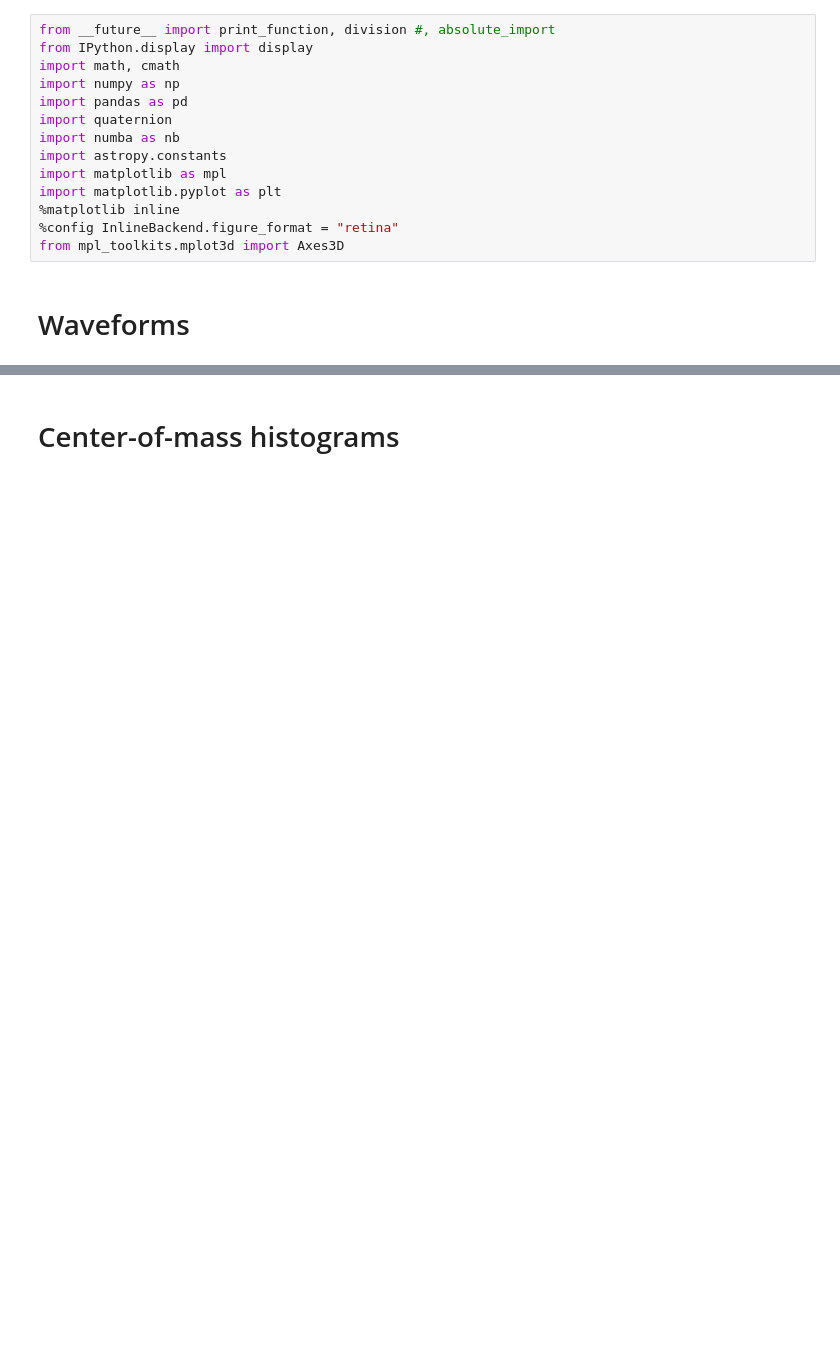
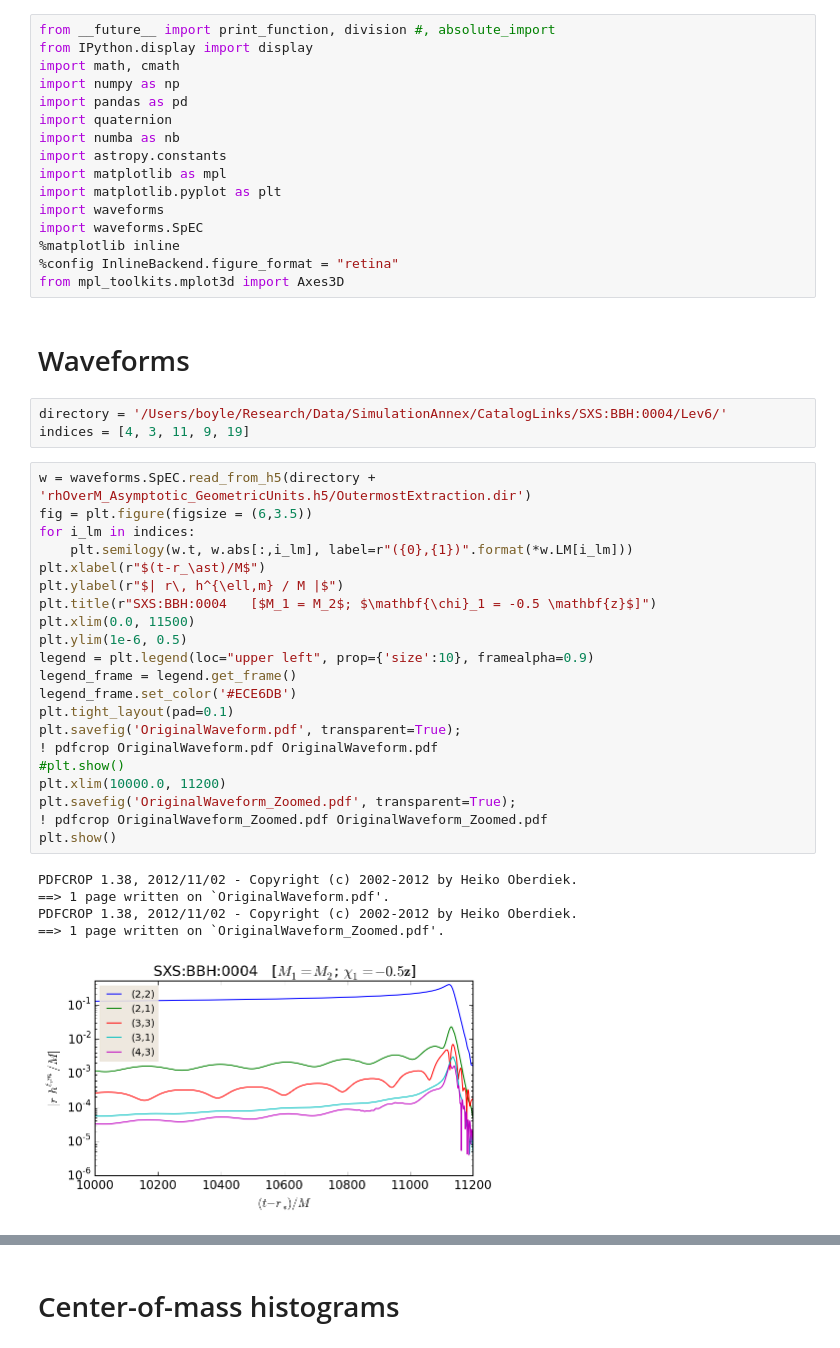
Before and after one commit to mobleTalks/SXS2015, a Jupyter notebook: Plots/Notes.ipynb, the cells around one changed output, grey strips where cells are left out. Saved outputs shown, nothing was run; the diff lists cells and outputs as text; blank space fills up the shorter version.

Commit message:
Finish early plots of waveforms and CoMs

```diff
--- a/Plots/Notes.ipynb
+++ b/Plots/Notes.ipynb
@@ -9,8 +9,40 @@ import numba as nb
 import astropy.constants
 import matplotlib as mpl
 import matplotlib.pyplot as plt
+import waveforms
+import waveforms.SpEC
 %matplotlib inline
 %config InlineBackend.figure_format = "retina"
 from mpl_toolkits.mplot3d import Axes3D
 # %% [markdown]
 # Waveforms
+# %%
+directory = '/Users/boyle/Research/Data/SimulationAnnex/CatalogLinks/SXS:BBH:0004/Lev6/'
+indices = [4, 3, 11, 9, 19]
+# %%
+w = waveforms.SpEC.read_from_h5(directory + 'rhOverM_Asymptotic_GeometricUnits.h5/OutermostExtraction.dir')
+fig = plt.figure(figsize = (6,3.5))
+for i_lm in indices:
+    plt.semilogy(w.t, w.abs[:,i_lm], label=r"({0},{1})".format(*w.LM[i_lm]))
+plt.xlabel(r"$(t-r_\ast)/M$")
+plt.ylabel(r"$| r\, h^{\ell,m} / M |$")
+plt.title(r"SXS:BBH:0004   [$M_1 = M_2$; $\mathbf{\chi}_1 = -0.5 \mathbf{z}$]")
+plt.xlim(0.0, 11500)
+plt.ylim(1e-6, 0.5)
+legend = plt.legend(loc="upper left", prop={'size':10}, framealpha=0.9)
+legend_frame = legend.get_frame()
+legend_frame.set_color('#ECE6DB')
+plt.tight_layout(pad=0.1)
+plt.savefig('OriginalWaveform.pdf', transparent=True);
+! pdfcrop OriginalWaveform.pdf OriginalWaveform.pdf
+#plt.show()
+plt.xlim(10000.0, 11200)
+plt.savefig('OriginalWaveform_Zoomed.pdf', transparent=True);
+! pdfcrop OriginalWaveform_Zoomed.pdf OriginalWaveform_Zoomed.pdf
+plt.show()
+# %% [output]
+PDFCROP 1.38, 2012/11/02 - Copyright (c) 2002-2012 by Heiko Oberdiek.
+==> 1 page written on `OriginalWaveform.pdf'.
+PDFCROP 1.38, 2012/11/02 - Copyright (c) 2002-2012 by Heiko Oberdiek.
+==> 1 page written on `OriginalWaveform_Zoomed.pdf'.
+[figure, added]
```
Also changed, not shown: parts of 3 cells of this notebook, 2 other files.
